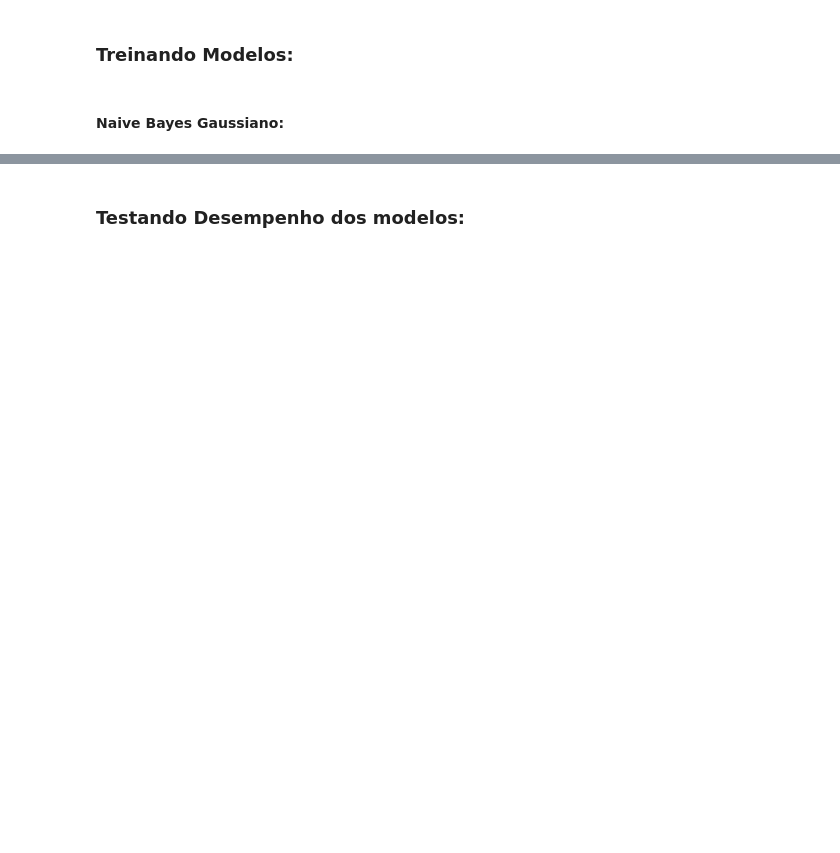
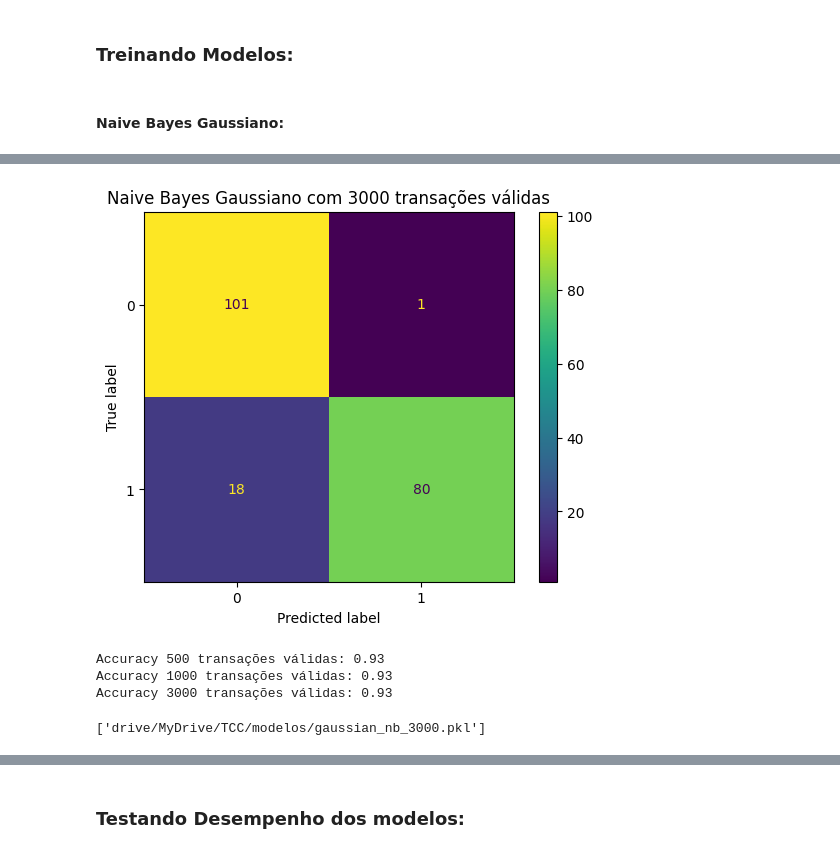
Before and after one commit to ProjektVek/TCC-UNIP, a Jupyter notebook: TCC.ipynb, the cells around one changed output, grey strips where cells are left out. Cells and saved outputs as stored; diff of their text form; code cells hidden in the pictures; blank space fills up the shorter version.

```diff
--- a/TCC.ipynb
+++ b/TCC.ipynb
@@ -315,3 +323,17 @@ Accuracy 3000 transações válidas: 0.905
+# %%
+ConfusionMatrixDisplay.from_predictions(test_class, predict_gausian_3000)
+plot.title('Naive Bayes Gaussiano com 3000 transações válidas')
+plot.show()
+# %% [output]
+[figure, added]
+# %%
+model_archive = "gaussian_nb_3000.pkl"
+joblib.dump(GNB, (model_folder + model_archive))
+# %% [output]
+Accuracy 500 transações válidas: 0.93
+Accuracy 1000 transações válidas: 0.93
+Accuracy 3000 transações válidas: 0.93
+['drive/MyDrive/TCC/modelos/gaussian_nb_3000.pkl']
 # %%
 # Treinar com o modelo K-nearest neighbor
 test = pnd.concat([fraud_test, valid_test[:102]])
```
Also changed, not shown: parts of 40 cells of this notebook.
